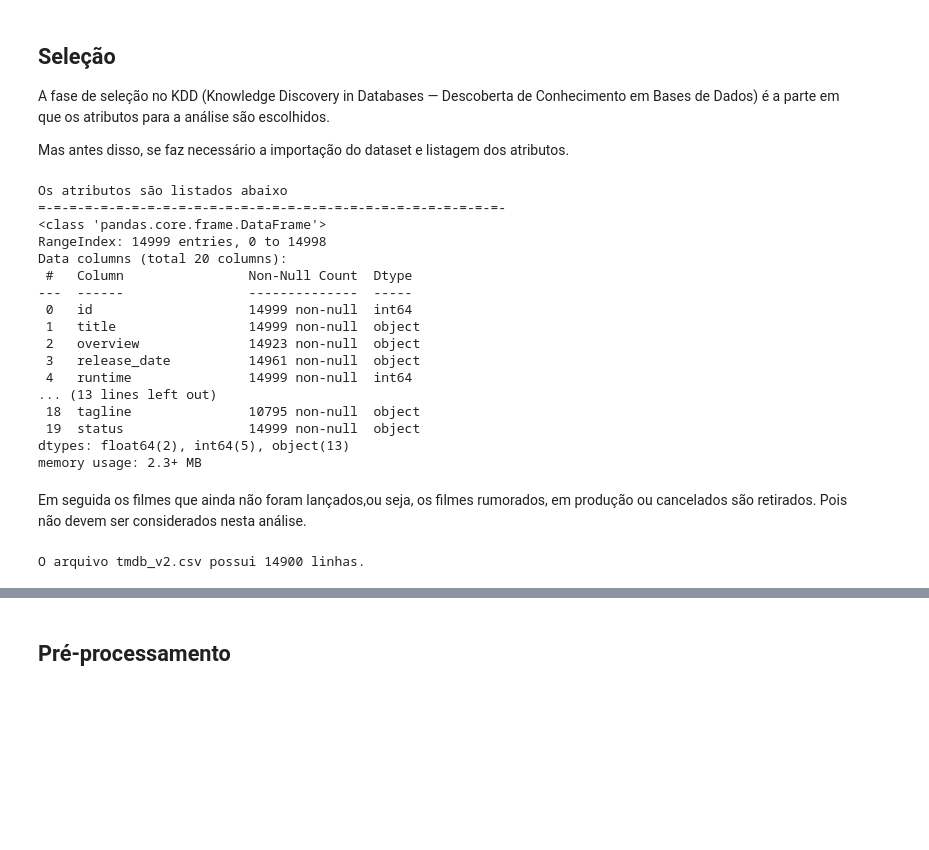
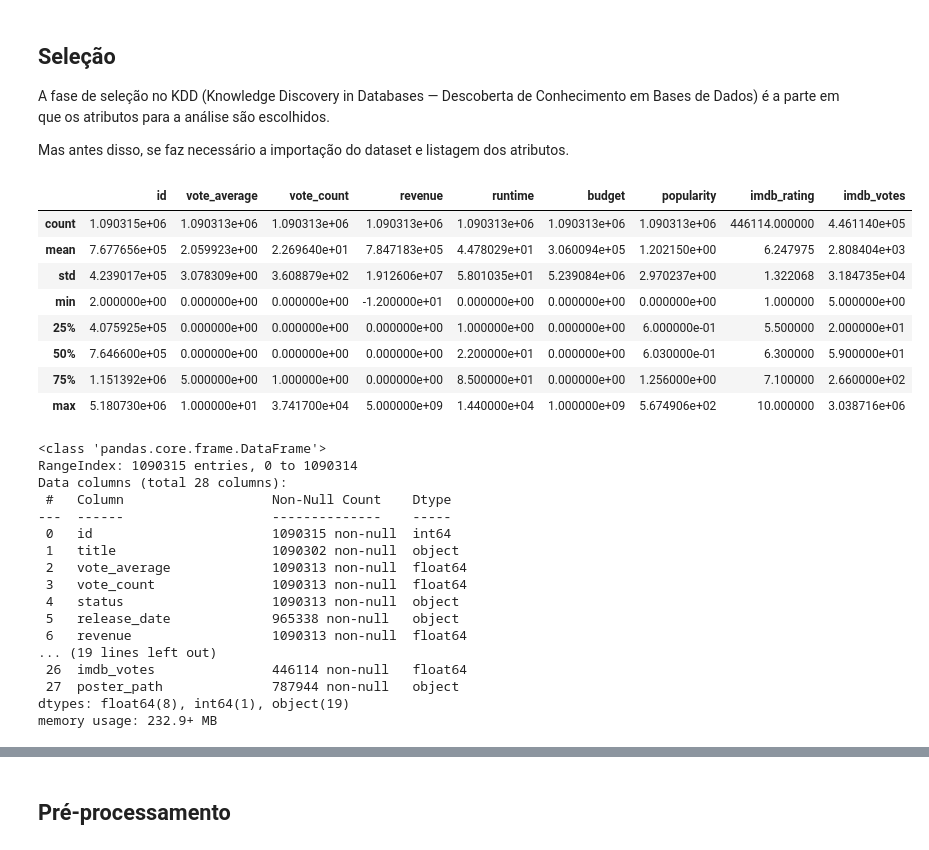
Before and after one commit to Marteldelfer/PISI3, a Jupyter notebook: Analise_exploratoria_TMDB.ipynb, the cells around one changed output, grey strips where cells are left out. Saved outputs shown, nothing was run; the diff lists cells and outputs as text; code cells hidden in the pictures; blank space fills up the shorter version.

```diff
--- a/Analise_exploratoria_TMDB.ipynb
+++ b/Analise_exploratoria_TMDB.ipynb
@@ -18,49 +18,39 @@ Mas antes disso, se faz necessário a importação do dataset e listagem dos atr
 ''' Importando dependências '''
 
 import pandas as pd
-# %%
-'''Lendo csv e listando atributos'''
-
-# Caminho para o seu arquivo CSV
-caminho_csv = 'tmdb.csv'
-
-# Lê o CSV
-df = pd.read_csv(caminho_csv)
-
-print('Os atributos são listados abaixo')
-print('=-'*30)
-df.info()
-# %% [output]
-Os atributos são listados abaixo
-=-=-=-=-=-=-=-=-=-=-=-=-=-=-=-=-=-=-=-=-=-=-=-=-=-=-=-=-=-=-
-<class 'pandas.core.frame.DataFrame'>
-RangeIndex: 14999 entries, 0 to 14998
-Data columns (total 20 columns):
- #   Column                Non-Null Count  Dtype
----  ------                --------------  -----
- 0   id                    14999 non-null  int64
- 1   title                 14999 non-null  object
- 2   overview              14923 non-null  object
- 3   release_date          14961 non-null  object
- 4   runtime               14999 non-null  int64
-... (13 lines left out)
- 18  tagline               10795 non-null  object
- 19  status                14999 non-null  object
-dtypes: float64(2), int64(5), object(13)
-memory usage: 2.3+ MB
-# %% [markdown]
-Em seguida os filmes que ainda não foram lançados,ou seja, os filmes rumorados, em produção ou cancelados  são retirados. Pois não devem ser considerados nesta análise.
-# %%
-# prompt: Retire do dataset os filmes que tem o status diferente de 'Released' e salve em um csv chamado tmdb_v2.csv, no final mostre o número de linhas do csv salvo
-
-# Filtra o DataFrame para incluir apenas filmes com status 'Released'
-df_released = df[df['status'] == 'Released']
-
-# Salva o DataFrame filtrado em um novo arquivo CSV
-df_released.to_csv('tmdb_v2.csv', index=False)
-
-# Mostra o número de linhas do novo arquivo CSV
-print(f"O arquivo tmdb_v2.csv possui {len(df_released)} linhas.")
-# %% [output]
-O arquivo tmdb_v2.csv possui 14900 linhas.
+# %%
+'''Lendo csv e listando atributos'''
+
+tmdb_df = pd.read_csv('TMDB_all_movies.csv')
+tmdb_df.describe()
+# %% [output]
+|  | id | vote_average | vote_count | revenue | runtime | budget | popularity | imdb_rating | imdb_votes |
+| count | 1.090315e+06 | 1.090313e+06 | 1.090313e+06 | 1.090313e+06 | 1.090313e+06 | 1.090313e+06 | 1.090313e+06 | 446114.000000 | 4.461140e+05 |
+| mean | 7.677656e+05 | 2.059923e+00 | 2.269640e+01 | 7.847183e+05 | 4.478029e+01 | 3.060094e+05 | 1.202150e+00 | 6.247975 | 2.808404e+03 |
+| std | 4.239017e+05 | 3.078309e+00 | 3.608879e+02 | 1.912606e+07 | 5.801035e+01 | 5.239084e+06 | 2.970237e+00 | 1.322068 | 3.184735e+04 |
+| min | 2.000000e+00 | 0.000000e+00 | 0.000000e+00 | -1.200000e+01 | 0.000000e+00 | 0.000000e+00 | 0.000000e+00 | 1.000000 | 5.000000e+00 |
+| 25% | 4.075925e+05 | 0.000000e+00 | 0.000000e+00 | 0.000000e+00 | 1.000000e+00 | 0.000000e+00 | 6.000000e-01 | 5.500000 | 2.000000e+01 |
+| 50% | 7.646600e+05 | 0.000000e+00 | 0.000000e+00 | 0.000000e+00 | 2.200000e+01 | 0.000000e+00 | 6.030000e-01 | 6.300000 | 5.900000e+01 |
+| 75% | 1.151392e+06 | 5.000000e+00 | 1.000000e+00 | 0.000000e+00 | 8.500000e+01 | 0.000000e+00 | 1.256000e+00 | 7.100000 | 2.660000e+02 |
+| max | 5.180730e+06 | 1.000000e+01 | 3.741700e+04 | 5.000000e+09 | 1.440000e+04 | 1.000000e+09 | 5.674906e+02 | 10.000000 | 3.038716e+06 |
+# %%
+tmdb_df.info()
+# %% [output]
+<class 'pandas.core.frame.DataFrame'>
+RangeIndex: 1090315 entries, 0 to 1090314
+Data columns (total 28 columns):
+ #   Column                   Non-Null Count    Dtype
+---  ------                   --------------    -----
+ 0   id                       1090315 non-null  int64
+ 1   title                    1090302 non-null  object
+ 2   vote_average             1090313 non-null  float64
+ 3   vote_count               1090313 non-null  float64
+ 4   status                   1090313 non-null  object
+ 5   release_date             965338 non-null   object
+ 6   revenue                  1090313 non-null  float64
+... (19 lines left out)
+ 26  imdb_votes               446114 non-null   float64
+ 27  poster_path              787944 non-null   object
+dtypes: float64(8), int64(1), object(19)
+memory usage: 232.9+ MB
 # %% [markdown]
```
Also changed, not shown: parts of 23 cells of this notebook.
